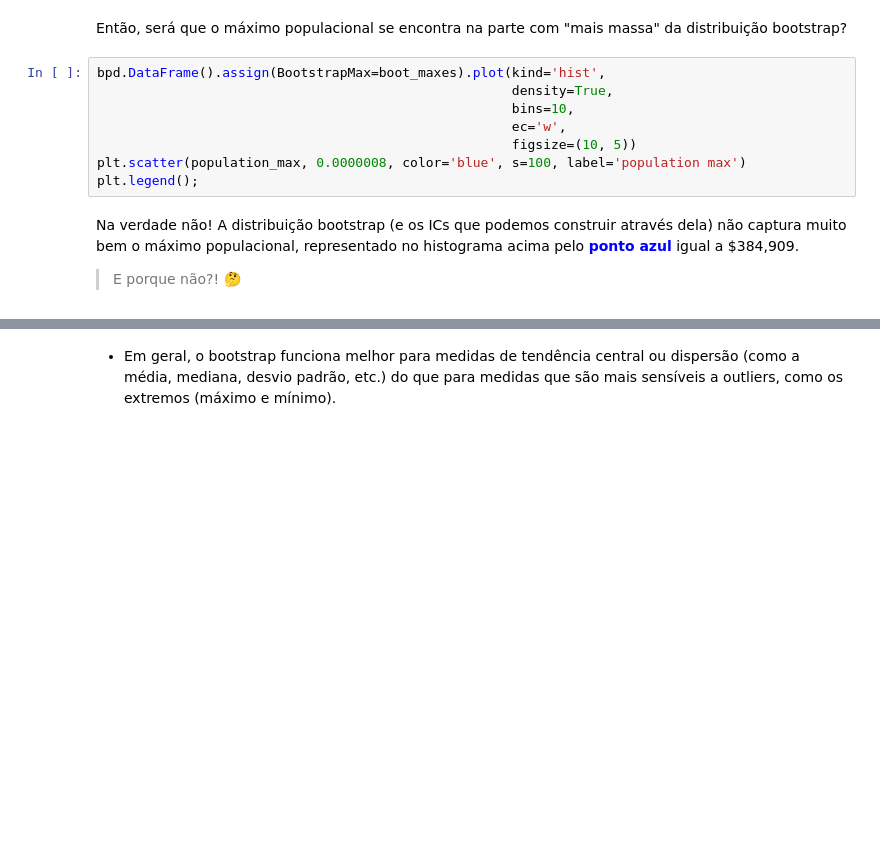
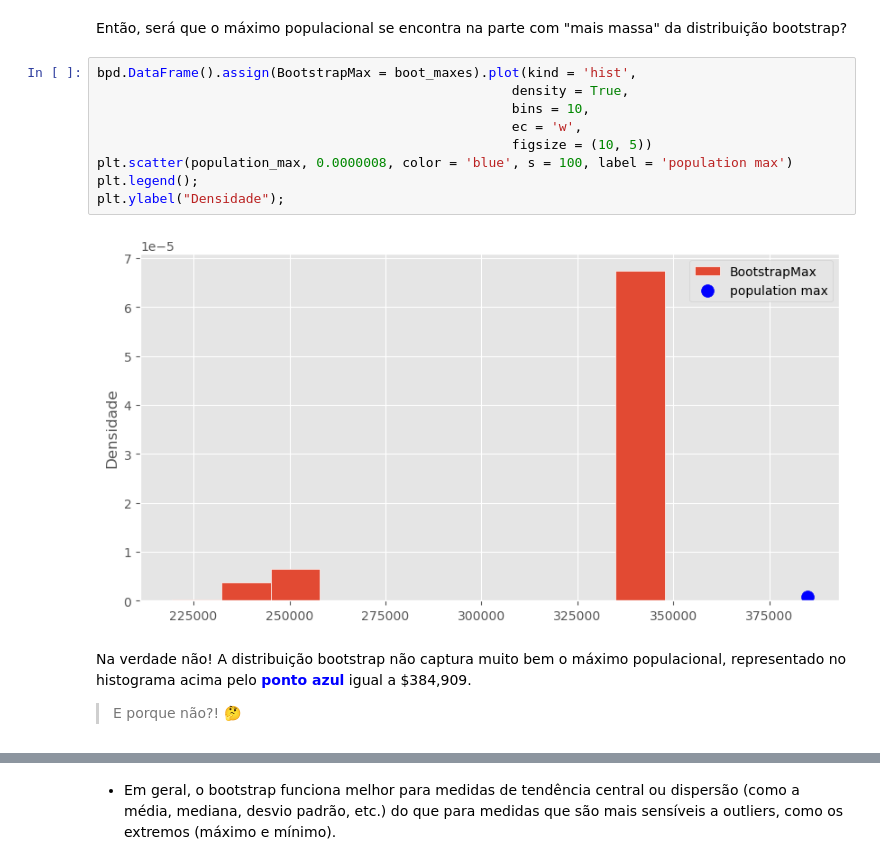
Before and after one commit to urielmoreirasilva/urielmoreirasilva.github.io, a Jupyter notebook: aulas/Tópico 13/13 – Bootstrapping.ipynb, the cells around one changed output, grey strips where cells are left out. Saved outputs shown, nothing was run; the diff lists cells and outputs as text; blank space fills up the shorter version.

```diff
--- a/aulas/Tópico 13/13 – Bootstrapping.ipynb
+++ b/aulas/Tópico 13/13 – Bootstrapping.ipynb
@@ -472,15 +454,18 @@ population_max
 # %% [markdown]
 Então, será que o máximo populacional se encontra na parte com "mais massa" da distribuição bootstrap?
 # %%
-bpd.DataFrame().assign(BootstrapMax=boot_maxes).plot(kind='hist',
-                                                     density=True,
-                                                     bins=10,
-                                                     ec='w',
-                                                     figsize=(10, 5))
-plt.scatter(population_max, 0.0000008, color='blue', s=100, label='population max')
+bpd.DataFrame().assign(BootstrapMax = boot_maxes).plot(kind = 'hist',
+                                                     density = True,
+                                                     bins = 10,
+                                                     ec = 'w',
+                                                     figsize = (10, 5))
+plt.scatter(population_max, 0.0000008, color = 'blue', s = 100, label = 'population max')
 plt.legend();
+plt.ylabel("Densidade");
+# %% [output]
+[figure, added]
 # %% [markdown]
-Na verdade não! A distribuição bootstrap (e os ICs que podemos construir através dela) não captura muito bem o máximo populacional, representado no histograma acima pelo <span style="color:blue"><b>ponto azul</b></span> igual a \$384,909.
+Na verdade não! A distribuição bootstrap não captura muito bem o máximo populacional, representado no histograma acima pelo <span style="color:blue"><b>ponto azul</b></span> igual a \$384,909.
 
 > E porque não?! 🤔
 # %%
```
Also changed, not shown: parts of 79 cells of this notebook, 10 other files.
